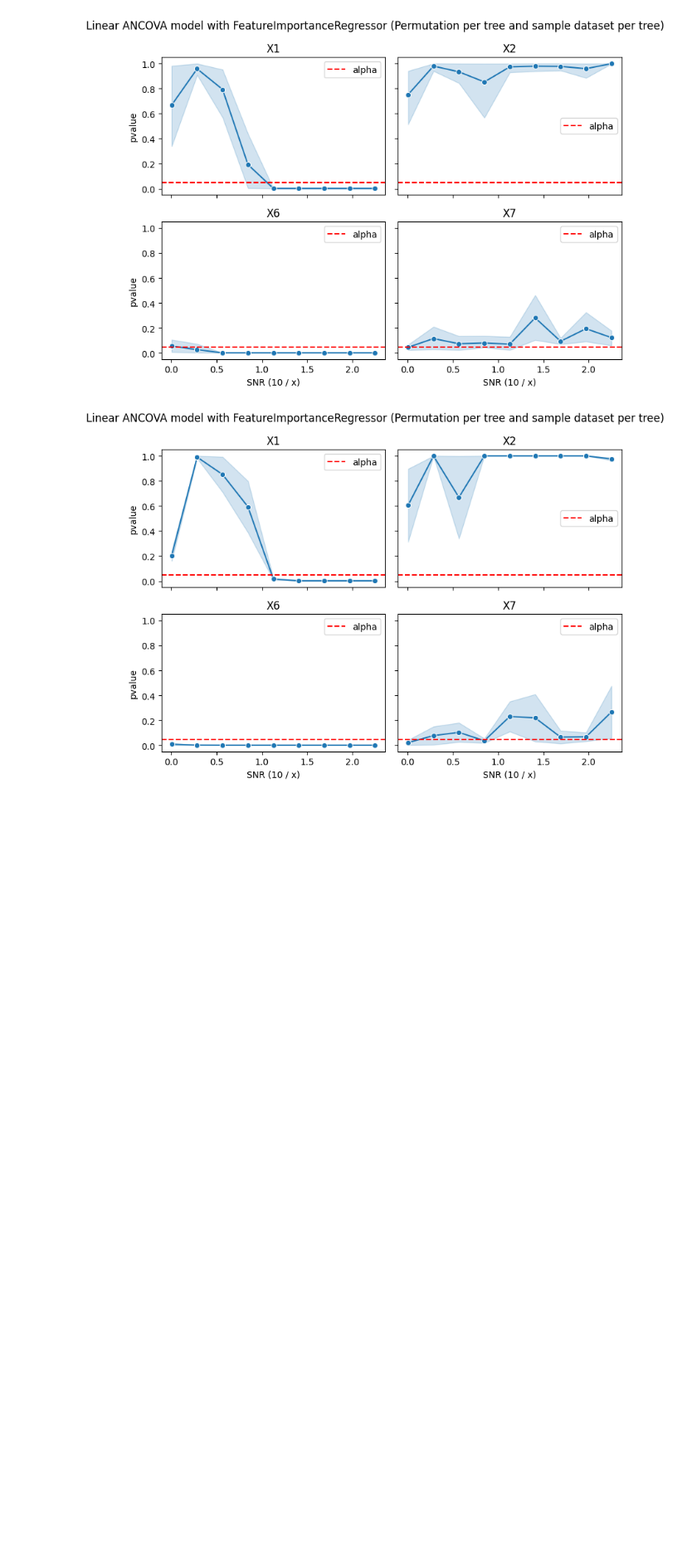
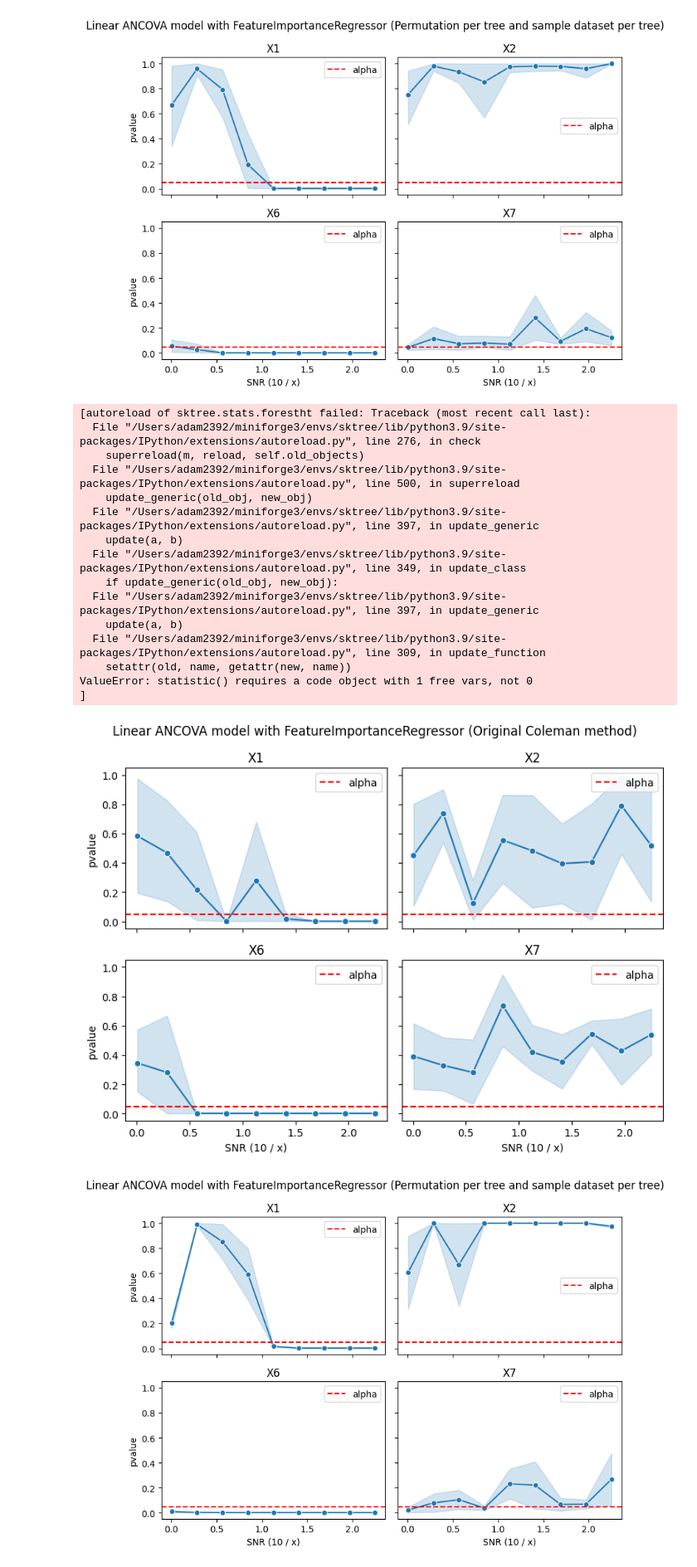
Before and after one commit to neurodata/treeple, a Jupyter notebook: benchmarks_nonasv/notebooks/compare_coleman_and_permutation_forest.ipynb, the cells around one changed output. Shown at 83% size. Saved outputs shown, nothing was run; the diff lists cells and outputs as text; code cells hidden in the pictures; blank space fills up the shorter version.

```diff
--- a/benchmarks_nonasv/notebooks/compare_coleman_and_permutation_forest.ipynb
+++ b/benchmarks_nonasv/notebooks/compare_coleman_and_permutation_forest.ipynb
@@ -256,3 +298,34 @@ fig.tight_layout()
 ValueError: statistic() requires a code object with 1 free vars, not 0
 ]
 [figure]
+# %%
+fig, axs = plt.subplots(2, 2, figsize=(8, 6), sharey=True, sharex=True)
+axs = axs.flatten()
+
+for ax, name in zip(axs, ["X1", "X2", "X6", "X7"]):
+    sns.lineplot(data=df, x="sigma_factor", y=name, ax=ax, marker="o")
+
+    ax.axhline([0.05], ls="--", color="red", label="alpha")
+    ax.set(title=name, ylabel="pvalue", xlabel="SNR (10 / x)")
+    ax.legend()
+fig.suptitle(
+    "Linear ANCOVA model with FeatureImportanceRegressor (Original Coleman method)"
+)
+fig.tight_layout()
+# %% [output]
+[autoreload of sktree.stats.forestht failed: Traceback (most recent call last):
+  File "/Users/adam2392/miniforge3/envs/sktree/lib/python3.9/site-packages/IPython/extensions/autoreload.py", line 276, in check
+    superreload(m, reload, self.old_objects)
+  File "/Users/adam2392/miniforge3/envs/sktree/lib/python3.9/site-packages/IPython/extensions/autoreload.py", line 500, in superreload
+    update_generic(old_obj, new_obj)
+  File "/Users/adam2392/miniforge3/envs/sktree/lib/python3.9/site-packages/IPython/extensions/autoreload.py", line 397, in update_generic
+    update(a, b)
+  File "/Users/adam2392/miniforge3/envs/sktree/lib/python3.9/site-packages/IPython/extensions/autoreload.py", line 349, in update_class
+    if update_generic(old_obj, new_obj):
+  File "/Users/adam2392/miniforge3/envs/sktree/lib/python3.9/site-packages/IPython/extensions/autoreload.py", line 397, in update_generic
+    update(a, b)
+  File "/Users/adam2392/miniforge3/envs/sktree/lib/python3.9/site-packages/IPython/extensions/autoreload.py", line 309, in update_function
+    setattr(old, name, getattr(new, name))
+ValueError: statistic() requires a code object with 1 free vars, not 0
+]
+[figure, added]
```
Also changed, not shown: parts of 3 cells of this notebook, 3 other files.
